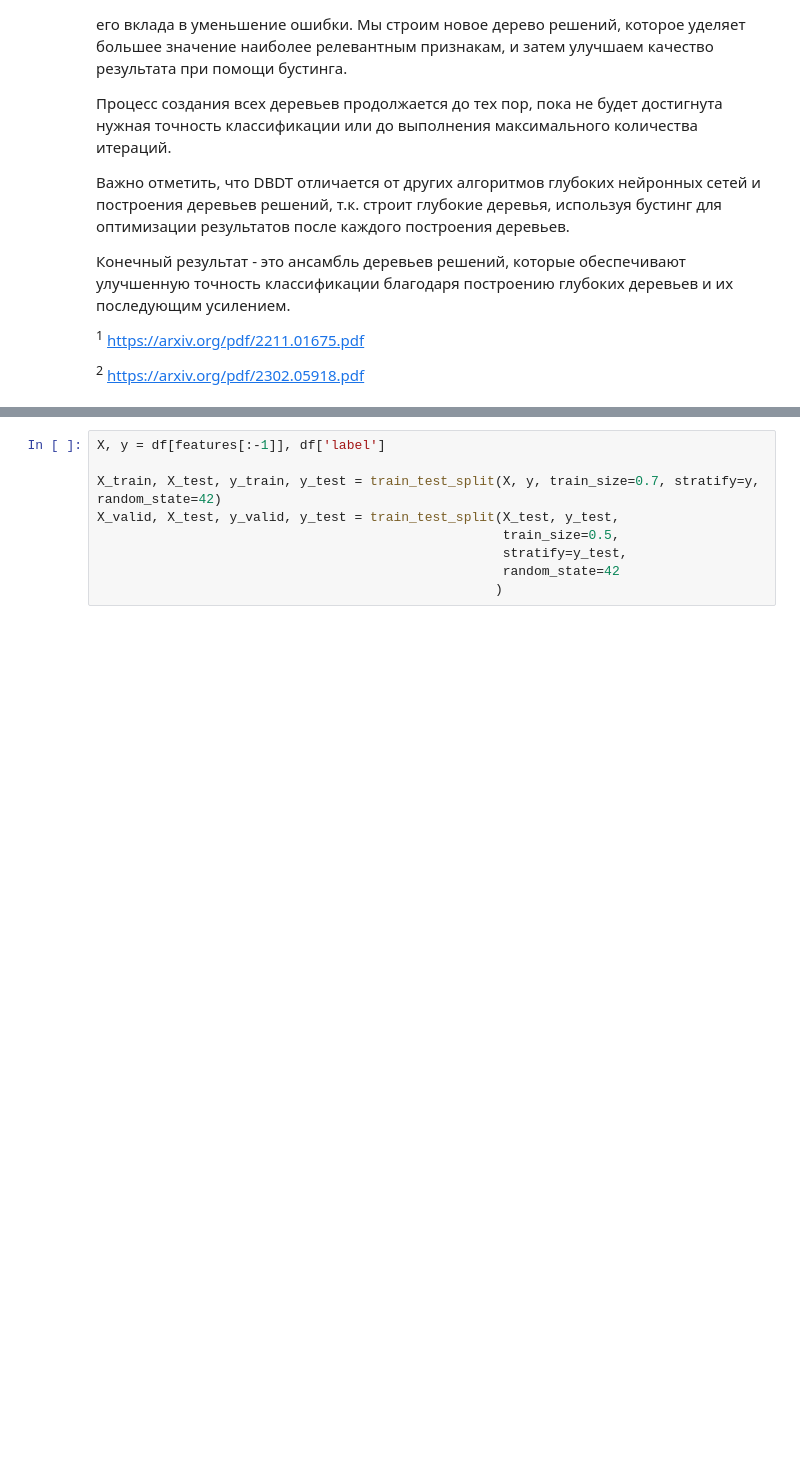
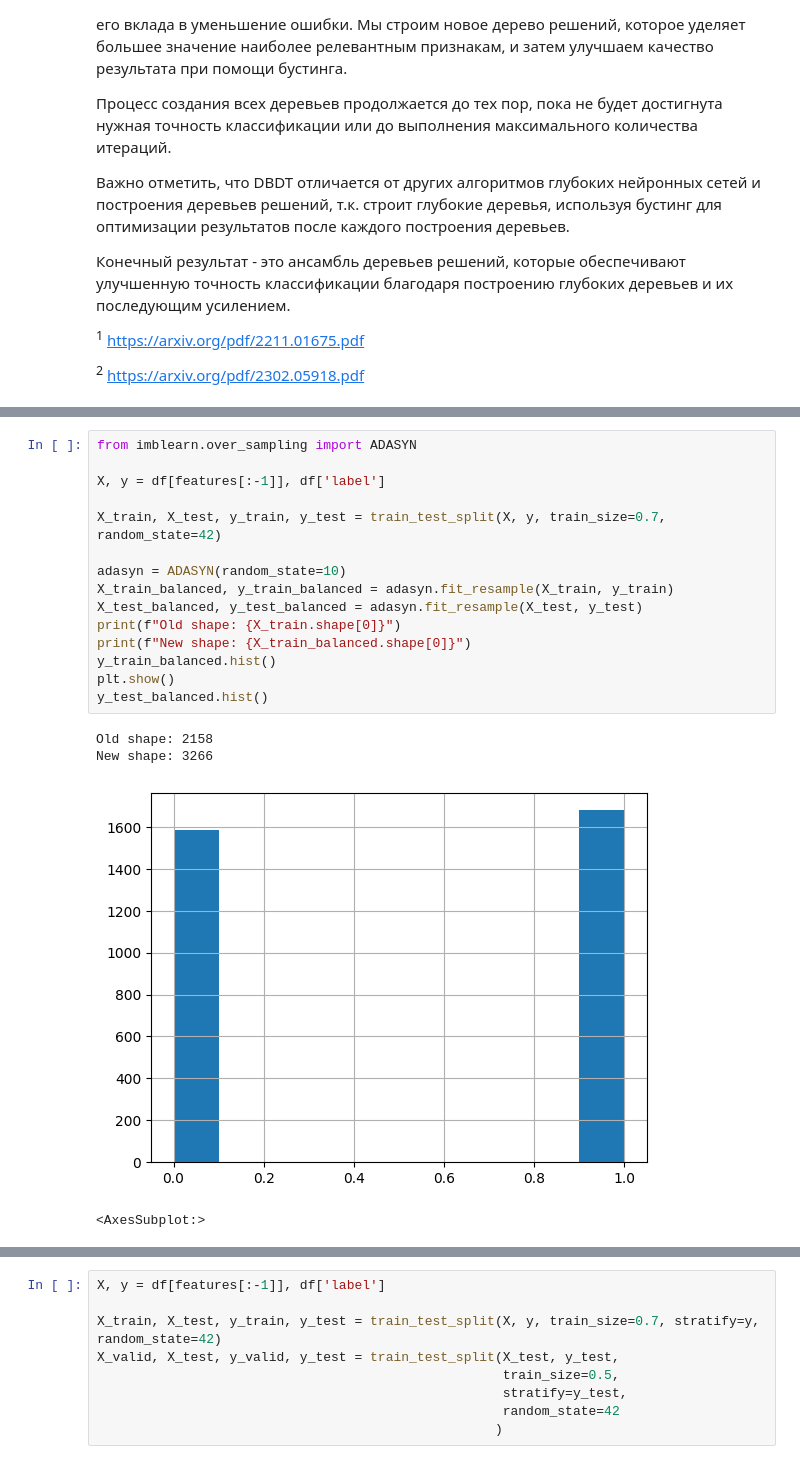
Before and after one commit to wyluilipe/wb_fakerecalls, a Jupyter notebook: mltask.ipynb, the cells around one changed output, grey strips where cells are left out. Drawn from its saved outputs; the diff is of its cells as text; blank space fills up the shorter version.

```diff
--- a/mltask.ipynb
+++ b/mltask.ipynb
@@ -266,0 +273,20 @@ __Deep Boosting Decision Trees (DBDT)__ - это алгоритм машинно
+# %%
+from imblearn.over_sampling import ADASYN
+
+X, y = df[features[:-1]], df['label']
+
+X_train, X_test, y_train, y_test = train_test_split(X, y, train_size=0.7, random_state=42)
+
+adasyn = ADASYN(random_state=10)
+X_train_balanced, y_train_balanced = adasyn.fit_resample(X_train, y_train)
+X_test_balanced, y_test_balanced = adasyn.fit_resample(X_test, y_test)
+print(f"Old shape: {X_train.shape[0]}")
+print(f"New shape: {X_train_balanced.shape[0]}")
+y_train_balanced.hist()
+plt.show()
+y_test_balanced.hist()
+# %% [output]
+Old shape: 2158
+New shape: 3266
+[figure, added]
+<AxesSubplot:>
```
Also changed, not shown: parts of 17 cells of this notebook, 1 other file.
